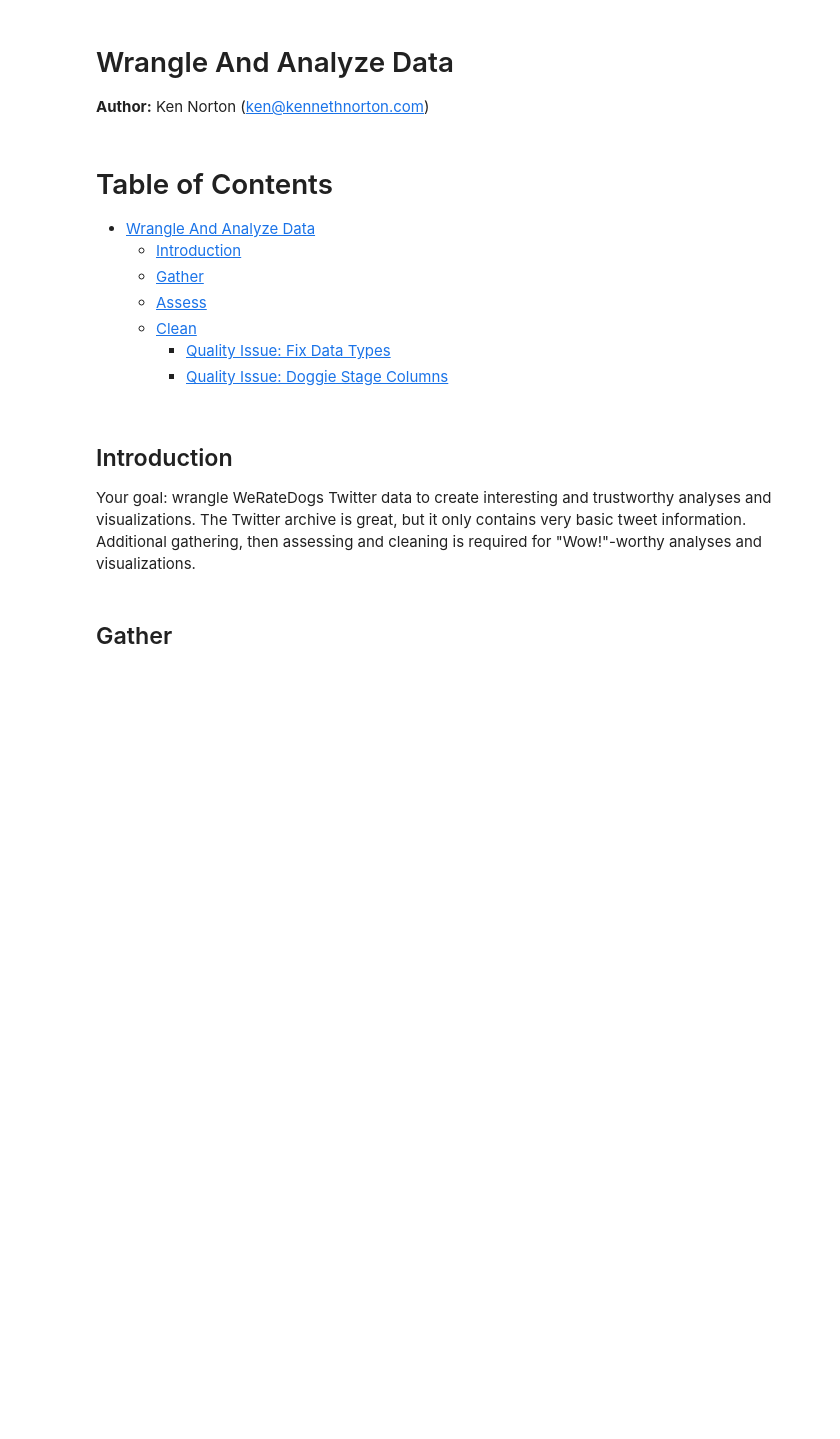
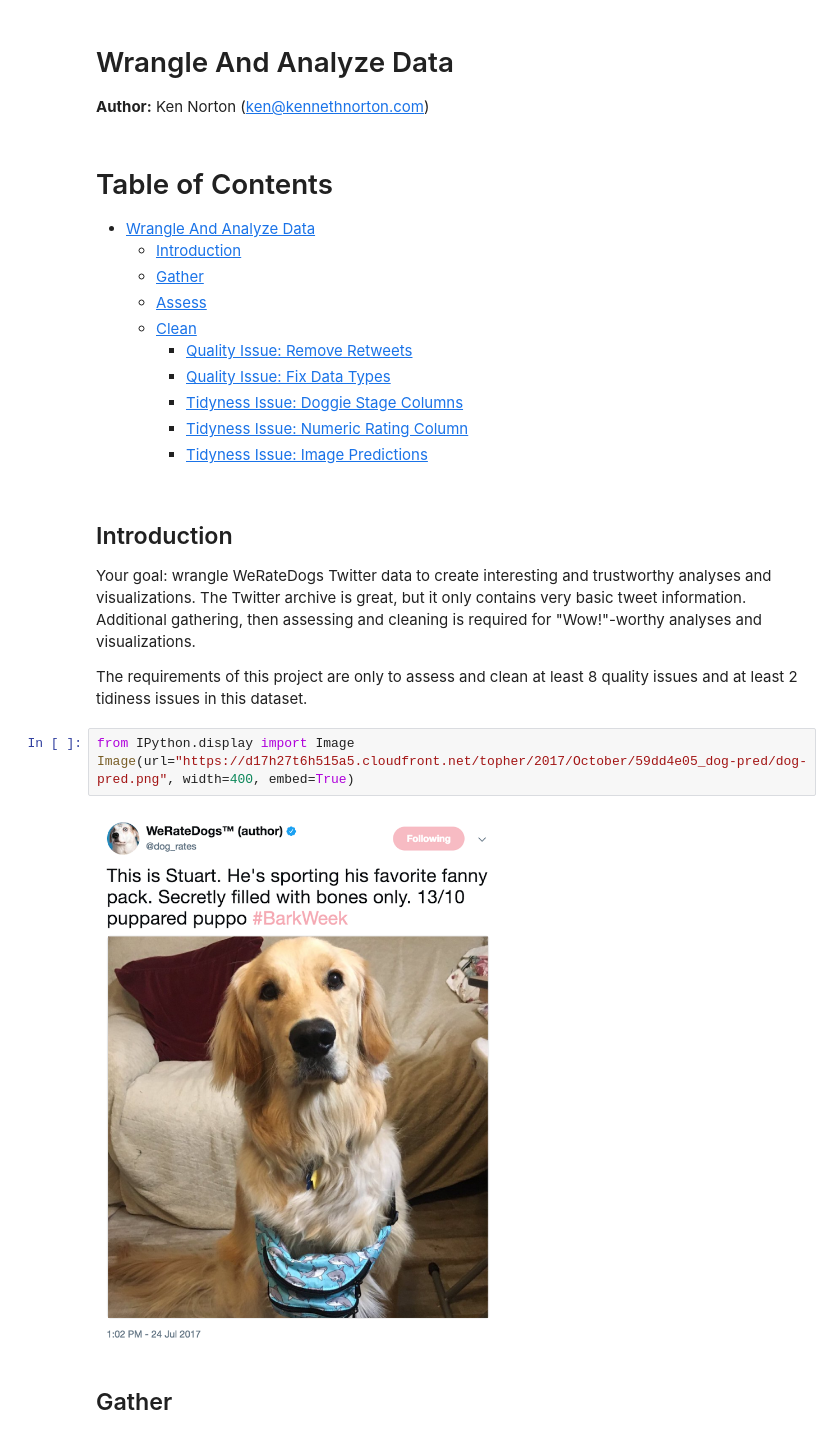
Before and after one commit to kennethn/data-analyst-nanodegree, a Jupyter notebook: 4_Wrangle_And_Analyze_Data/wrangle_act.ipynb, the cells around one changed output. Saved outputs shown, nothing was run; the diff lists cells and outputs as text; blank space fills up the shorter version.

```diff
--- a/4_Wrangle_And_Analyze_Data/wrangle_act.ipynb
+++ b/4_Wrangle_And_Analyze_Data/wrangle_act.ipynb
@@ -4,11 +4,18 @@
 **Author:** Ken Norton (ken@kennethnorton.com)
 # %% [markdown]
 <h1>Table of Contents<span class="tocSkip"></span></h1>
-<div class="toc"><ul class="toc-item"><li><span><a href="#Wrangle-And-Analyze-Data" data-toc-modified-id="Wrangle-And-Analyze-Data-1">Wrangle And Analyze Data</a></span><ul class="toc-item"><li><span><a href="#Introduction" data-toc-modified-id="Introduction-1.1">Introduction</a></span></li><li><span><a href="#Gather" data-toc-modified-id="Gather-1.2">Gather</a></span></li><li><span><a href="#Assess" data-toc-modified-id="Assess-1.3">Assess</a></span></li><li><span><a href="#Clean" data-toc-modified-id="Clean-1.4">Clean</a></span><ul class="toc-item"><li><span><a href="#Quality-Issue:-Fix-Data-Types" data-toc-modified-id="Quality-Issue:-Fix-Data-Types-1.4.1">Quality Issue: Fix Data Types</a></span></li><li><span><a href="#Quality-Issue:-Doggie-Stage-Columns" data-toc-modified-id="Quality-Issue:-Doggie-Stage-Columns-1.4.2">Quality Issue: Doggie Stage Columns</a></span></li></ul></li></ul></li></ul></div>
+<div class="toc"><ul class="toc-item"><li><span><a href="#Wrangle-And-Analyze-Data" data-toc-modified-id="Wrangle-And-Analyze-Data-1">Wrangle And Analyze Data</a></span><ul class="toc-item"><li><span><a href="#Introduction" data-toc-modified-id="Introduction-1.1">Introduction</a></span></li><li><span><a href="#Gather" data-toc-modified-id="Gather-1.2">Gather</a></span></li><li><span><a href="#Assess" data-toc-modified-id="Assess-1.3">Assess</a></span></li><li><span><a href="#Clean" data-toc-modified-id="Clean-1.4">Clean</a></span><ul class="toc-item"><li><span><a href="#Quality-Issue:-Remove-Retweets" data-toc-modified-id="Quality-Issue:-Remove-Retweets-1.4.1">Quality Issue: Remove Retweets</a></span></li><li><span><a href="#Quality-Issue:-Fix-Data-Types" data-toc-modified-id="Quality-Issue:-Fix-Data-Types-1.4.2">Quality Issue: Fix Data Types</a></span></li><li><span><a href="#Tidyness-Issue:-Doggie-Stage-Columns" data-toc-modified-id="Tidyness-Issue:-Doggie-Stage-Columns-1.4.3">Tidyness Issue: Doggie Stage Columns</a></span></li><li><span><a href="#Tidyness-Issue:-Numeric-Rating-Column" data-toc-modified-id="Tidyness-Issue:-Numeric-Rating-Column-1.4.4">Tidyness Issue: Numeric Rating Column</a></span></li><li><span><a href="#Tidyness-Issue:-Image-Predictions" data-toc-modified-id="Tidyness-Issue:-Image-Predictions-1.4.5">Tidyness Issue: Image Predictions</a></span></li></ul></li></ul></li></ul></div>
 # %% [markdown]
 ## Introduction
 
 Your goal: wrangle WeRateDogs Twitter data to create interesting and trustworthy analyses and visualizations. The Twitter archive is great, but it only contains very basic tweet information. Additional gathering, then assessing and cleaning is required for "Wow!"-worthy analyses and visualizations.
+
+The requirements of this project are only to assess and clean at least 8 quality issues and at least 2 tidiness issues in this dataset.
+# %%
+from IPython.display import Image
+Image(url="https://d17h27t6h515a5.cloudfront.net/topher/2017/October/59dd4e05_dog-pred/dog-pred.png", width=400, embed=True)
+# %% [output]
+[figure, added]
 # %% [markdown]
 ## Gather
 # %%
```
Also changed, not shown: parts of 19 cells of this notebook.
